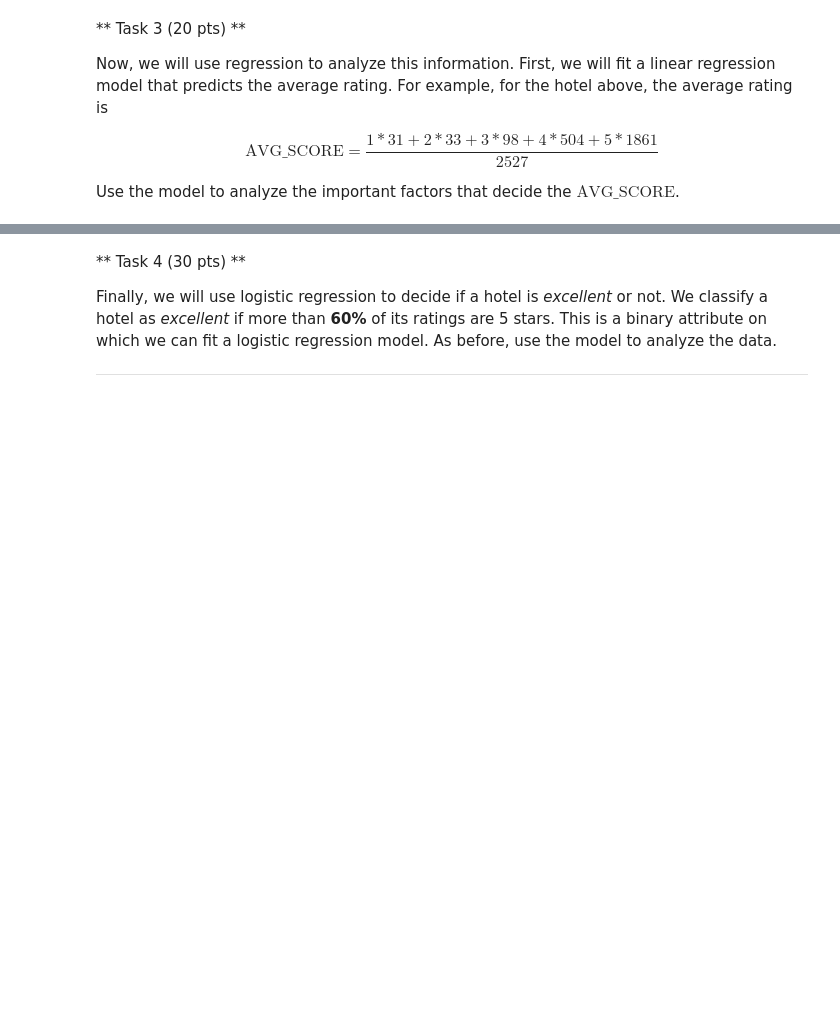
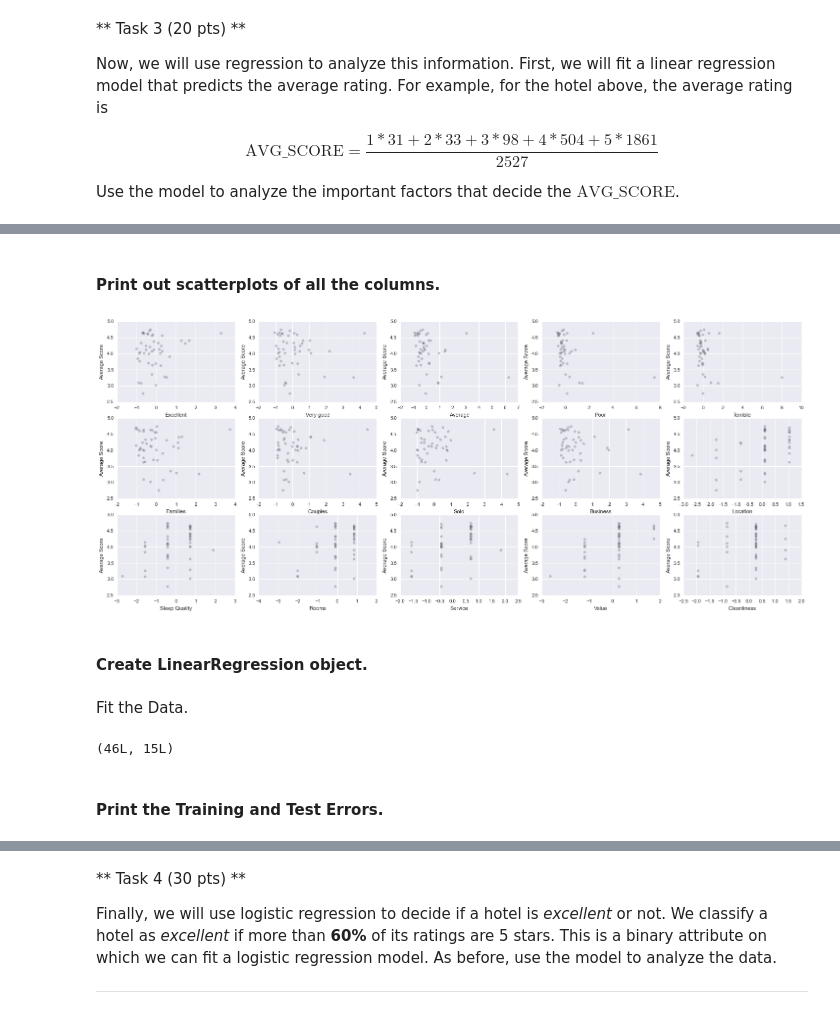
Before and after one commit to ctran25/spring-2015-homeworks, a Jupyter notebook: submissions/Homework-5/5.Hotels.ipynb, the cells around one changed output, grey strips where cells are left out. Saved outputs shown, nothing was run; the diff lists cells and outputs as text; code cells hidden in the pictures; blank space fills up the shorter version.

```diff
--- a/submissions/Homework-5/5.Hotels.ipynb
+++ b/submissions/Homework-5/5.Hotels.ipynb
@@ -68,0 +173,3 @@ Use the model to analyze the important factors that decide the $\text{AVG_SCORE}
+# %%
+coll = hotelDF.columns
+coll
@@ -68,0 +199,18 @@ Use the model to analyze the important factors that decide the $\text{AVG_SCORE}
+# %% [markdown]
+#### Print out scatterplots of all the columns.
+# %%
+fig, axes = plt.subplots(3,5,figsize=(25,10))
+
+for i in range(15):
+    plt_i = i // 5
+    plt_j = i % 5
+    subX_train = X_train[:,i]
+    # plt.subplot(2, 4, 1 + i)
+    axes[plt_i][plt_j].scatter(subX_train, y_train, c="slategray", alpha=0.4, linewidths=0.3)
+    #plt.scatter(subX_test, y_test)
+    axes[plt_i][plt_j].set_xlabel(coll[i])
+    axes[plt_i][plt_j].set_ylabel('Average Score');
+# %% [output]
+[figure, added]
+# %% [markdown]
+#### Create LinearRegression object.
@@ -68,0 +219,9 @@ Use the model to analyze the important factors that decide the $\text{AVG_SCORE}
+# %% [markdown]
+Fit the Data.
+# %%
+print X_train.shape
+regr.fit(X_train, y_train);
+# %% [output]
+(46L, 15L)
+# %% [markdown]
+#### Print the Training and Test Errors.
```
Also changed, not shown: parts of 69 cells of this notebook, 1 other file.
